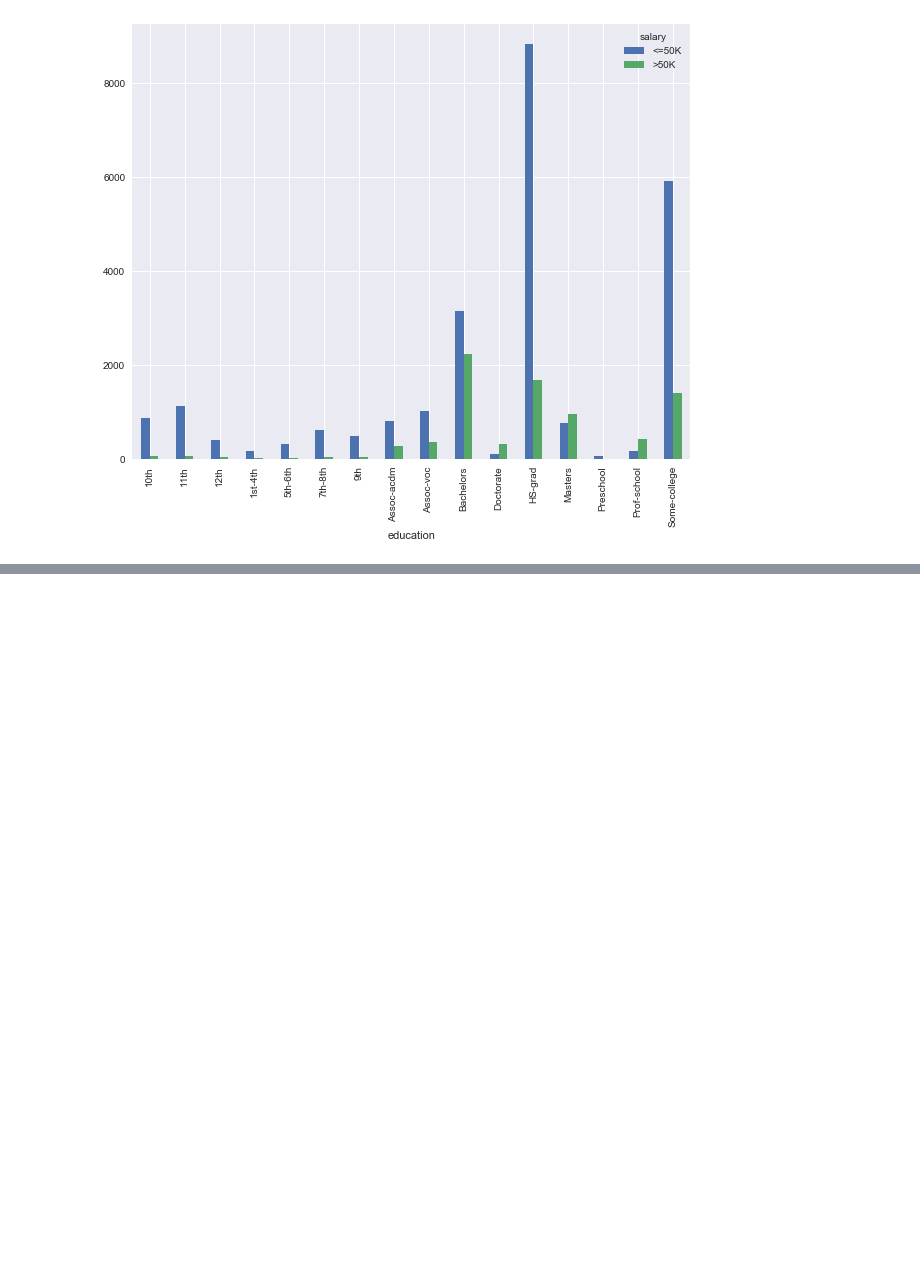
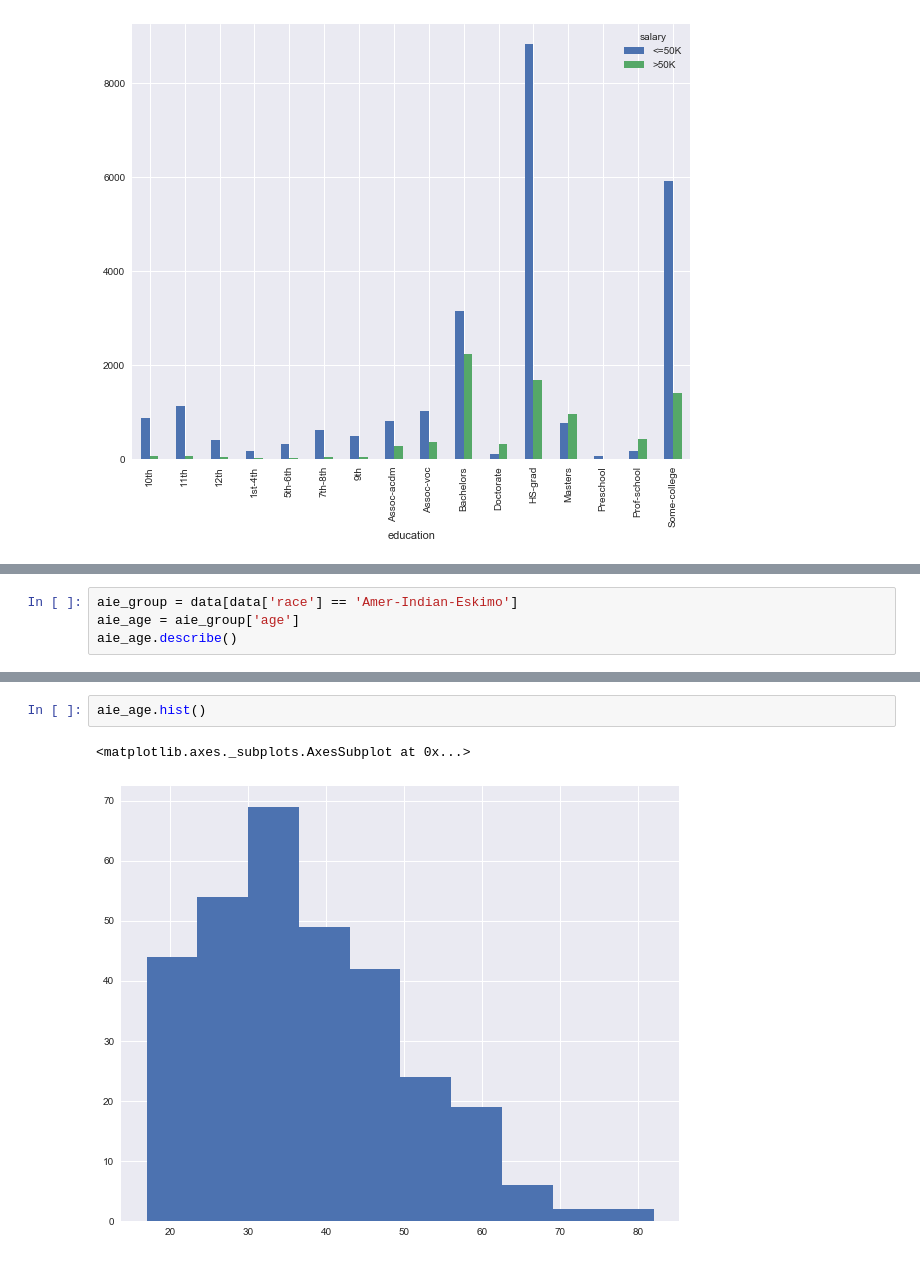
Before and after one commit to pvlbzn/datascience, a Jupyter notebook: adults_analisys.ipynb, the cells around one changed output, grey strips where cells are left out. Drawn from its saved outputs; the diff is of its cells as text; blank space fills up the shorter version.

```diff
--- a/adults_analisys.ipynb
+++ b/adults_analisys.ipynb
@@ -238,0 +271,4 @@ pd.crosstab(data['education'], data['salary']).plot(kind='bar')
+# %%
+aie_group = data[data['race'] == 'Amer-Indian-Eskimo']
+aie_age = aie_group['age']
+aie_age.describe()
@@ -238,0 +285,5 @@ pd.crosstab(data['education'], data['salary']).plot(kind='bar')
+# %%
+aie_age.hist()
+# %% [output]
+<matplotlib.axes._subplots.AxesSubplot at 0x...>
+[figure, added]
```
Also changed, not shown: parts of 8 cells of this notebook.
